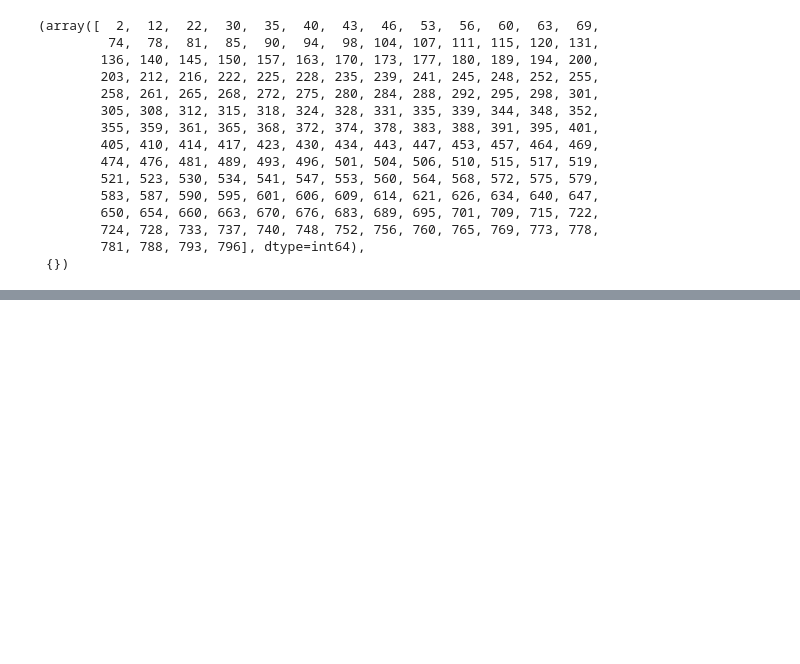
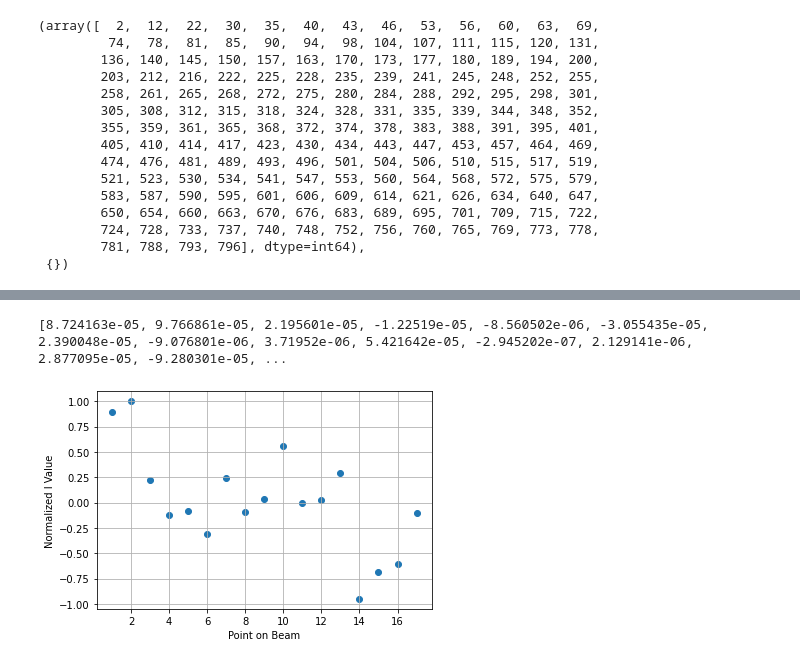
Before and after one commit to shyamthyagarajan/ae461, a Jupyter notebook: Lab 5/Lab 5 Analysis.ipynb, the cells around one changed output, grey strips where cells are left out. Cells and saved outputs as stored; diff of their text form; code cells hidden in the pictures; blank space fills up the shorter version.

```diff
--- a/Lab 5/Lab 5 Analysis.ipynb
+++ b/Lab 5/Lab 5 Analysis.ipynb
@@ -188,0 +255,17 @@ peaks
+# %%
+def findVectorW2(I, X):
+    index = np.argmin(np.abs(X-150))
+    return I[index]
+I2_vector = []
+for i in range(17):
+    I2_vector.append(findVectorW2(Inew[i], Xnew[i]))
+I2_norm = I2_vector / np.max(np.abs(I2_vector))
+print(I2_vector)
+plt.scatter(np.arange(1, 18), I2_norm)
+plt.grid()
+plt.xlabel('Point on Beam')
+plt.ylabel('Normalized I Value')
+plt.show()
+# %% [output]
+[8.724163e-05, 9.766861e-05, 2.195601e-05, -1.22519e-05, -8.560502e-06, -3.055435e-05, 2.390048e-05, -9.076801e-06, 3.71952e-06, 5.421642e-05, -2.945202e-07, 2.129141e-06, 2.877095e-05, -9.280301e-05, ...
+[figure, added]
```
Also changed, not shown: parts of 15 cells of this notebook.
